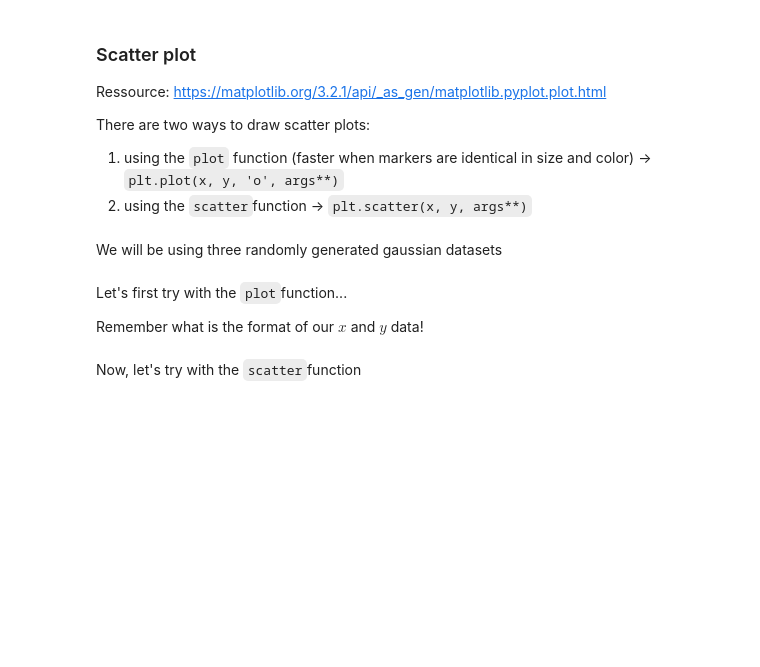
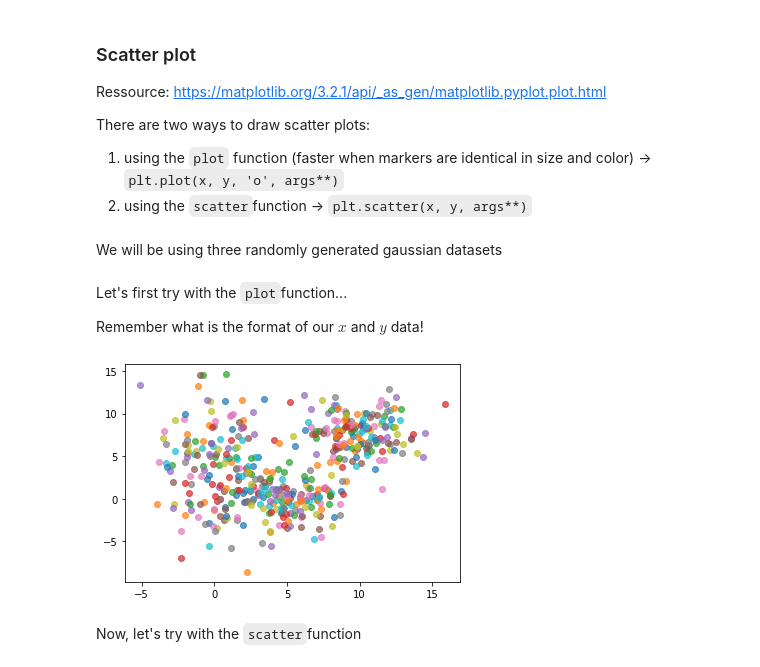
Before and after one commit to randonneesdatatrek/data-trek-2020, a Jupyter notebook: Tutorials/Python_Tutorial/python_tutorial.ipynb, the cells around one changed output. Cells and saved outputs as stored; diff of their text form; code cells hidden in the pictures; blank space fills up the shorter version.

````diff
--- a/Tutorials/Python_Tutorial/python_tutorial.ipynb
+++ b/Tutorials/Python_Tutorial/python_tutorial.ipynb
@@ -98,6 +113,10 @@
 Remember what is the format of our $x$ and $y$ data!
 # %%
 ## Plot the three datasets as scatter plots
+plt.plot(x_scatter, y_scatter, 'o', alpha=0.7)
+plt.show()
+# %% [output]
+[figure, added]
 # %% [markdown]
 Now, let's try with the ```scatter```function
 # %%
````
Also changed, not shown: parts of 29 cells of this notebook.
